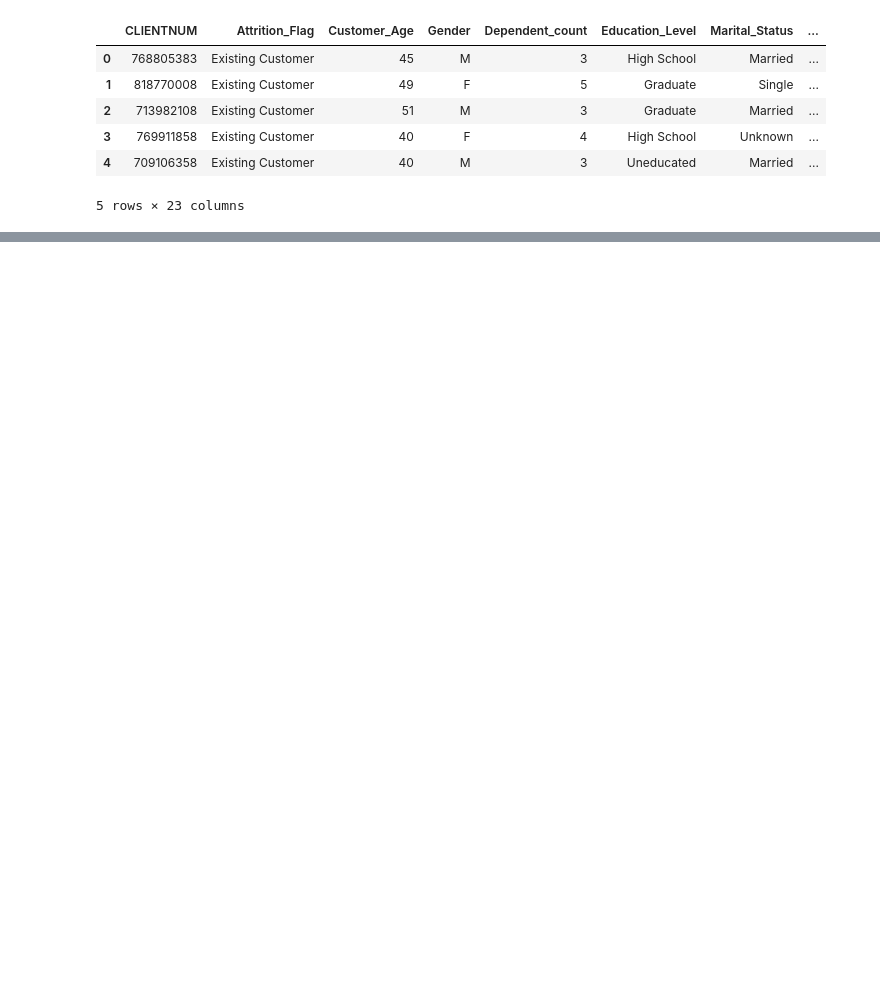
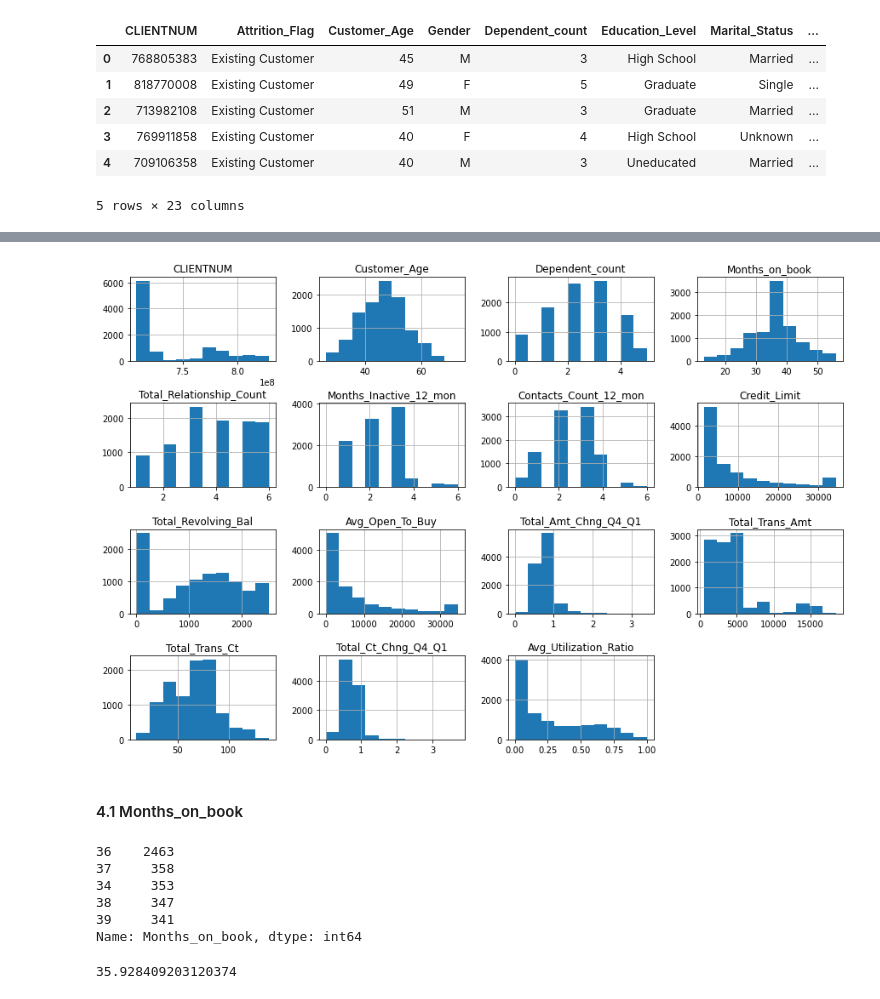
Before and after one commit to machquocvu/Springboard_Capstone2, a Jupyter notebook: Capstone2_Data_Wrangling.ipynb, the cells around one changed output, grey strips where cells are left out. Drawn from its saved outputs; the diff is of its cells as text; code cells hidden in the pictures; blank space fills up the shorter version.

```diff
--- a/Capstone2_Data_Wrangling.ipynb
+++ b/Capstone2_Data_Wrangling.ipynb
@@ -15,0 +264,4 @@ df.head()
+# %%
+# Remove CLIENTNUM and last 2 columns (to ignore the Naive_Bayes columns as per the author of the dataset)
+df1 = df.iloc[:, 1:-2]
+df1.describe().T
@@ -15,0 +284,25 @@ df.head()
+# %%
+df1.hist(figsize=(15,10))
+plt.subplots_adjust(hspace=0.5)
+# %% [output]
+[figure, added]
+# %% [markdown]
+#### 4.1 Months_on_book
+# %%
+# Number of accounts with 36 months on book was about 7 times higher than the second most frequent value.
+# Was there really an enormous credit cards opened 36 months ago?
+# Or there was an error in data input?
+# Should have confirmed with the database manager or credit cards department
+df1.Months_on_book.value_counts().head()
+# %% [output]
+36    2463
+37     358
+34     353
+38     347
+39     341
+Name: Months_on_book, dtype: int64
+# %%
+# Mean was also 36 months
+df1.Months_on_book.mean()
+# %% [output]
+35.928409203120374
```
Also changed, not shown: parts of 52 cells of this notebook.
